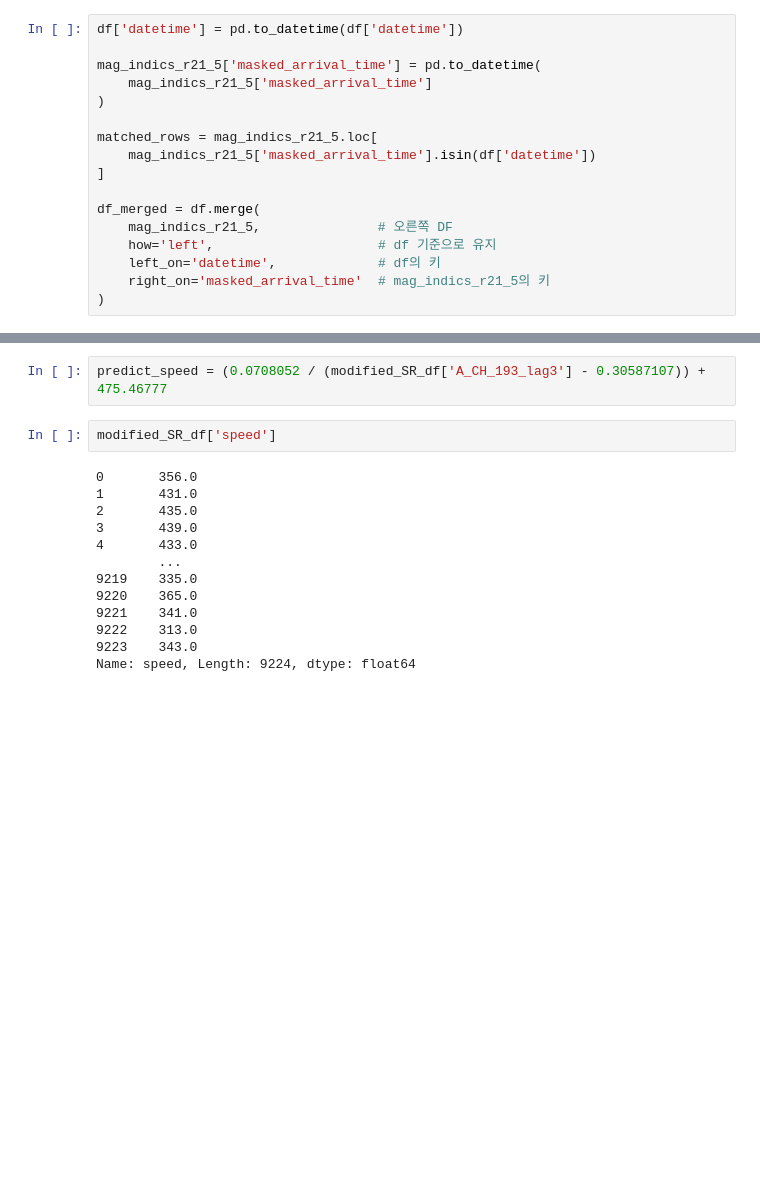
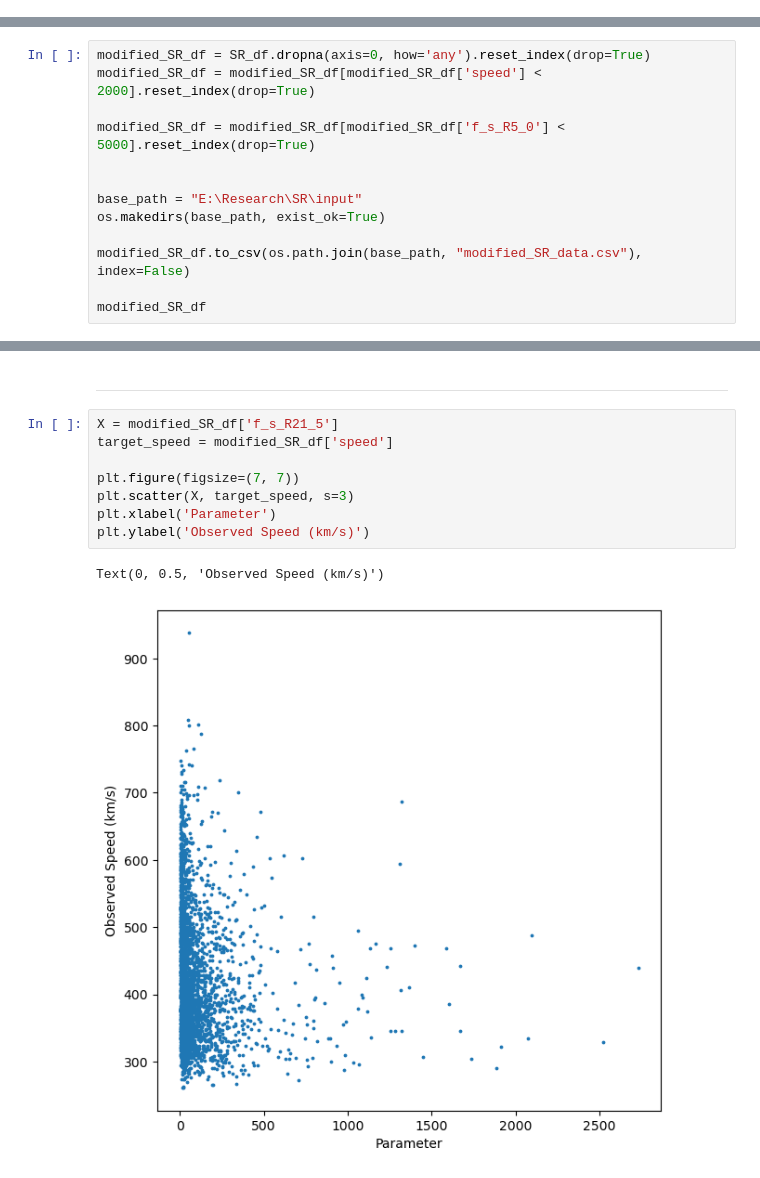
Before and after one commit to coffee77iruk/SR_SWspeed, a Jupyter notebook: model/SR_test.ipynb, the cells around one changed output, grey strips where cells are left out. Saved outputs shown, nothing was run; the diff lists cells and outputs as text; blank space fills up the shorter version.

```diff
--- a/model/SR_test.ipynb
+++ b/model/SR_test.ipynb
@@ -193,17 +40,0 @@ print(df.tail())
-# %%
-df['datetime'] = pd.to_datetime(df['datetime'])
-
-mag_indics_r21_5['masked_arrival_time'] = pd.to_datetime(
-    mag_indics_r21_5['masked_arrival_time']
-)
-
-matched_rows = mag_indics_r21_5.loc[
-    mag_indics_r21_5['masked_arrival_time'].isin(df['datetime'])
-]
-
-df_merged = df.merge(
-    mag_indics_r21_5,               # 오른쪽 DF
-    how='left',                     # df 기준으로 유지
-    left_on='datetime',             # df의 키
-    right_on='masked_arrival_time'  # mag_indics_r21_5의 키
-)
@@ -450,0 +128,13 @@ PySRRegressor.equations_ = [
+# %%
+modified_SR_df = SR_df.dropna(axis=0, how='any').reset_index(drop=True)
+modified_SR_df = modified_SR_df[modified_SR_df['speed'] < 2000].reset_index(drop=True)
+
+modified_SR_df = modified_SR_df[modified_SR_df['f_s_R5_0'] < 5000].reset_index(drop=True)
+
+
+base_path = "E:\Research\SR\input"
+os.makedirs(base_path, exist_ok=True)
+
+modified_SR_df.to_csv(os.path.join(base_path, "modified_SR_data.csv"),  index=False)
+
+modified_SR_df
@@ -476,17 +222,13 @@ Best equation:
-# %%
-predict_speed = (0.0708052 / (modified_SR_df['A_CH_193_lag3'] - 0.30587107)) + 475.46777
-# %%
-modified_SR_df['speed']
-# %% [output]
-0       356.0
-1       431.0
-2       435.0
-3       439.0
-4       433.0
-        ...
-9219    335.0
-9220    365.0
-9221    341.0
-9222    313.0
-9223    343.0
-Name: speed, Length: 9224, dtype: float64
+# %% [markdown]
+---
+# %%
+X = modified_SR_df['f_s_R21_5']
+target_speed = modified_SR_df['speed']
+
+plt.figure(figsize=(7, 7))
+plt.scatter(X, target_speed, s=3)
+plt.xlabel('Parameter')
+plt.ylabel('Observed Speed (km/s)')
+# %% [output]
+Text(0, 0.5, 'Observed Speed (km/s)')
+[figure, added]
```
Also changed, not shown: parts of 33 cells of this notebook, 35 other files.
